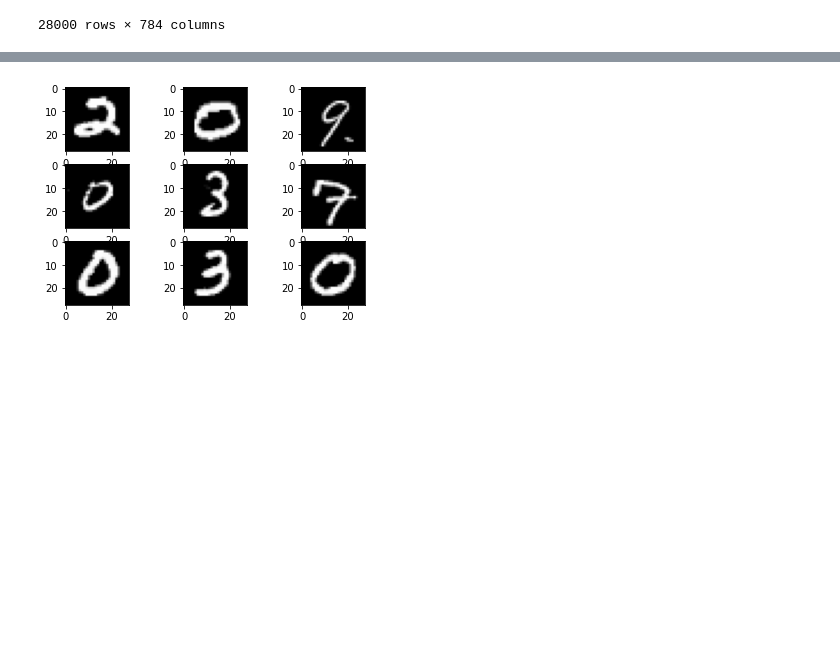
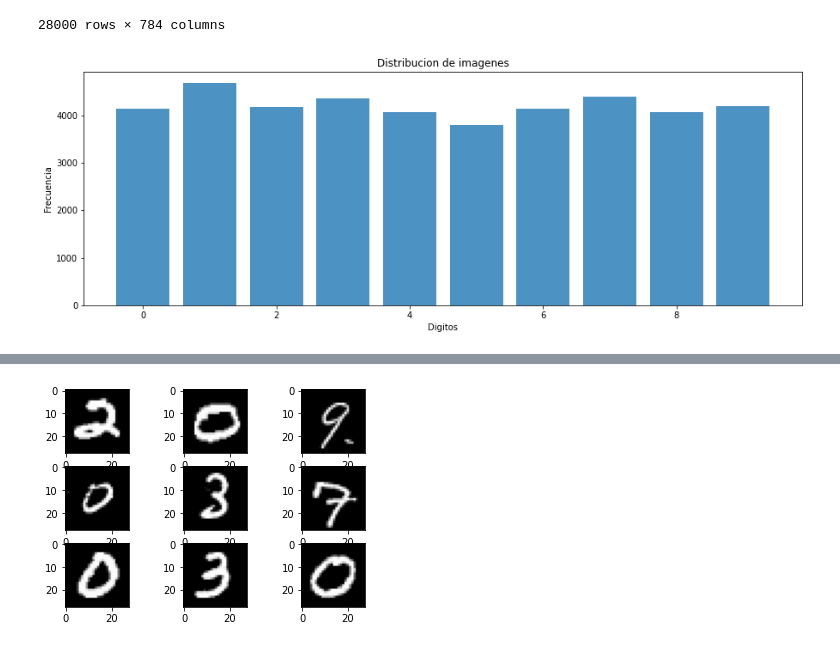
Before and after one commit to apatinotorres/Digit-Recognizer, a Jupyter notebook: Digit Recognizer.ipynb, the cells around one changed output, grey strips where cells are left out. Cells and saved outputs as stored; diff of their text form; code cells hidden in the pictures; blank space fills up the shorter version.

```diff
--- a/Digit Recognizer.ipynb
+++ b/Digit Recognizer.ipynb
@@ -64,6 +66,20 @@ test_raw
 | 27998 | 0 | 0 | 0 | 0 | 0 | 0 | 0 | 0 | 0 | 0 | ... | ... |
 | 27999 | 0 | 0 | 0 | 0 | 0 | 0 | 0 | 0 | 0 | 0 | ... | ... |
 28000 rows × 784 columns
+# %%
+type(train_raw)
+frecuencias = train_raw.groupby("label", as_index=False)['label'].count()
+frecuencias
+frecuencias.index.tolist()
+frecuencias["label"].values.tolist()
+plt.figure(figsize=(15,5))
+plt.bar(frecuencias.index.tolist(), frecuencias["label"].values.tolist(), alpha=0.8)
+plt.title('Distribucion de imagenes')
+plt.ylabel('Frecuencia', fontsize=10)
+plt.xlabel('Digitos', fontsize=10)
+plt.show()
+# %% [output]
+[figure, added]
 # %%
 model = keras.models.Sequential([
     keras.Input(shape=(28, 28, 1)),
```
Also changed, not shown: parts of 10 cells of this notebook.
